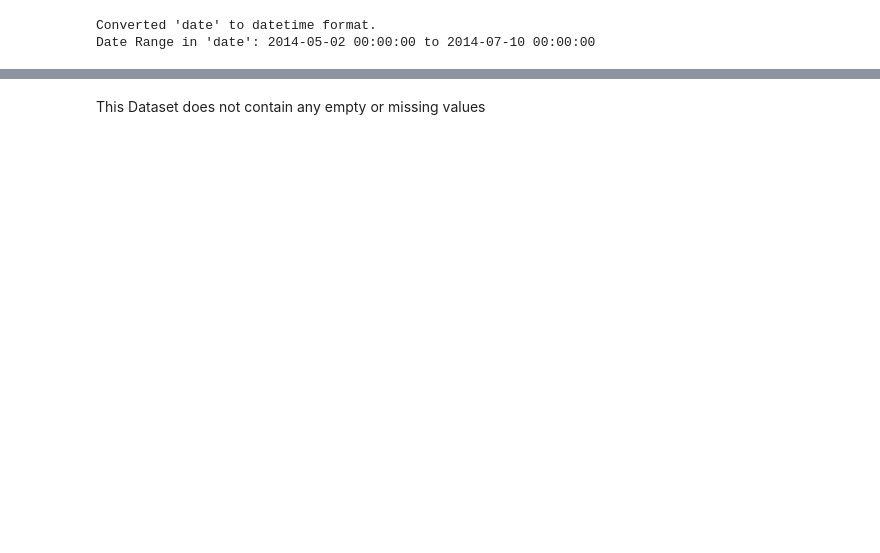
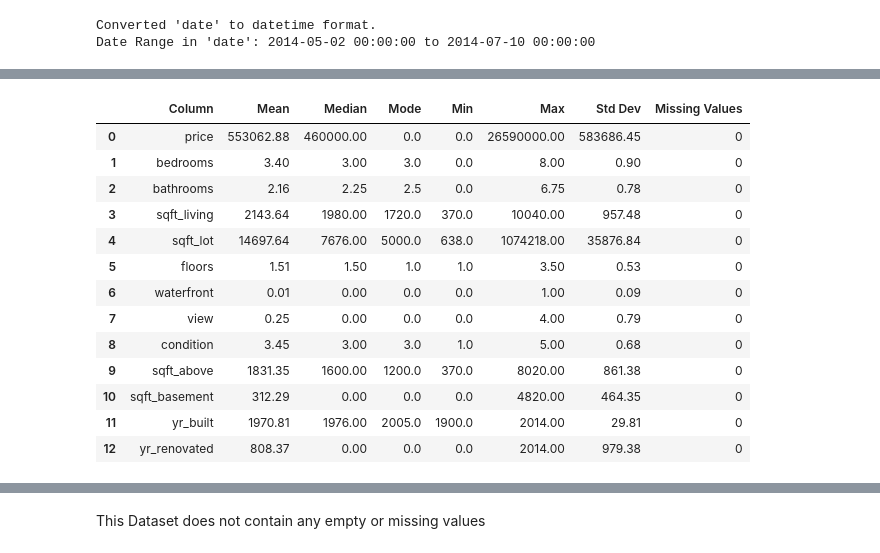
Before and after one commit to jacksontabors/Getting_Into_Business, a Jupyter notebook: Tabors_getting_into_business_deliverable.ipynb, the cells around one changed output, grey strips where cells are left out. Saved outputs shown, nothing was run; the diff lists cells and outputs as text; code cells hidden in the pictures; blank space fills up the shorter version.

```diff
--- a/Tabors_getting_into_business_deliverable.ipynb
+++ b/Tabors_getting_into_business_deliverable.ipynb
@@ -11,0 +15,4 @@ Path to dataset files: /root/.cache/kagglehub/datasets/fratzcan/usa-house-prices
+# %%
+files = os.listdir(path)
+csv_files = [file for file in files if file.endswith(".csv")]
+data = pd.read_csv(os.path.join(path, csv_files[0]))
@@ -245,0 +153,79 @@ yr_renovated           979.380535
+# %%
+def generate_clean_summaries(df):
+    numerical_stats = []
+    ordinal_stats = []
+    categorical_stats = []
+    datetime_stats = []
+
+    ordinal_keywords = ['low', 'medium', 'high', 'poor', 'fair', 'good', 'excellent', 'small', 'large']
+
+    for col in df.columns:
+        series = df[col].dropna()
+        n_missing = df[col].isnull().sum()
+        dtype = series.dtype
+
+        if pd.api.types.is_numeric_dtype(series):
+            numerical_stats.append({
+                'Column': col,
+                'Mean': round(series.mean(), 2),
+                'Median': round(series.median(), 2),
+                'Mode': series.mode().iloc[0] if not series.mode().empty else None,
+                'Min': series.min(),
+                'Max': series.max(),
+                'Std Dev': round(series.std(), 2),
+                'Missing Values': n_missing
+            })
+
+        elif pd.api.types.is_datetime64_any_dtype(series):
+            datetime_stats.append({
+                'Column': col,
+                'Min Date': series.min(),
+                'Max Date': series.max(),
+                'Missing Values': n_missing
+            })
+
+        elif pd.api.types.is_object_dtype(series) or pd.api.types.is_categorical_dtype(series):
+            unique_vals = series.unique()
+            values_lower = [str(v).lower() for v in unique_vals]
+
+            is_ordinal = any(any(word in val for word in ordinal_keywords) for val in values_lower)
+
+            if is_ordinal:
+                ordinal_stats.append({
+                    'Column': col,
+                    'Mode': series.mode().iloc[0] if not series.mode().empty else None,
+                    'Unique Values': len(series.unique()),
+                    'Missing Values': n_missing
+                })
+            else:
+                categorical_stats.append({
+                    'Column': col,
+                    'Mode': series.mode().iloc[0] if not series.mode().empty else None,
+                    'Unique Values': len(series.unique()),
+                    'Missing Values': n_missing
+                })
+
+    # Convert each to a DataFrame
+    numerical_df = pd.DataFrame(numerical_stats)
+    ordinal_df = pd.DataFrame(ordinal_stats)
+    categorical_df = pd.DataFrame(categorical_stats)
+    datetime_df = pd.DataFrame(datetime_stats)
+
+    return numerical_df, ordinal_df, categorical_df, datetime_df
+
+# Run the function
+numerical_summary, ordinal_summary, categorical_summary, datetime_summary = generate_clean_summaries(data)
+
+# Display summaries
+print("📊 Numerical Summary:")
+display(numerical_summary)
+
+print("\n🔢 Ordinal Summary (Guessed):")
+display(ordinal_summary)
+
+print("\n🔠 Categorical Summary:")
+display(categorical_summary)
+
+print("\n📅 Datetime Summary:")
+display(datetime_summary)
+# %% [output]
@@ -245,0 +233,14 @@ yr_renovated           979.380535
+|  | Column | Mean | Median | Mode | Min | Max | Std Dev | Missing Values |
+| 0 | price | 553062.88 | 460000.00 | 0.0 | 0.0 | 26590000.00 | 583686.45 | 0 |
+| 1 | bedrooms | 3.40 | 3.00 | 3.0 | 0.0 | 8.00 | 0.90 | 0 |
+| 2 | bathrooms | 2.16 | 2.25 | 2.5 | 0.0 | 6.75 | 0.78 | 0 |
+| 3 | sqft_living | 2143.64 | 1980.00 | 1720.0 | 370.0 | 10040.00 | 957.48 | 0 |
+| 4 | sqft_lot | 14697.64 | 7676.00 | 5000.0 | 638.0 | 1074218.00 | 35876.84 | 0 |
+| 5 | floors | 1.51 | 1.50 | 1.0 | 1.0 | 3.50 | 0.53 | 0 |
+| 6 | waterfront | 0.01 | 0.00 | 0.0 | 0.0 | 1.00 | 0.09 | 0 |
+| 7 | view | 0.25 | 0.00 | 0.0 | 0.0 | 4.00 | 0.79 | 0 |
+| 8 | condition | 3.45 | 3.00 | 3.0 | 1.0 | 5.00 | 0.68 | 0 |
+| 9 | sqft_above | 1831.35 | 1600.00 | 1200.0 | 370.0 | 8020.00 | 861.38 | 0 |
+| 10 | sqft_basement | 312.29 | 0.00 | 0.0 | 0.0 | 4820.00 | 464.35 | 0 |
+| 11 | yr_built | 1970.81 | 1976.00 | 2005.0 | 1900.0 | 2014.00 | 29.81 | 0 |
+| 12 | yr_renovated | 808.37 | 0.00 | 0.0 | 0.0 | 2014.00 | 979.38 | 0 |
```
Also changed, not shown: parts of 23 cells of this notebook.
